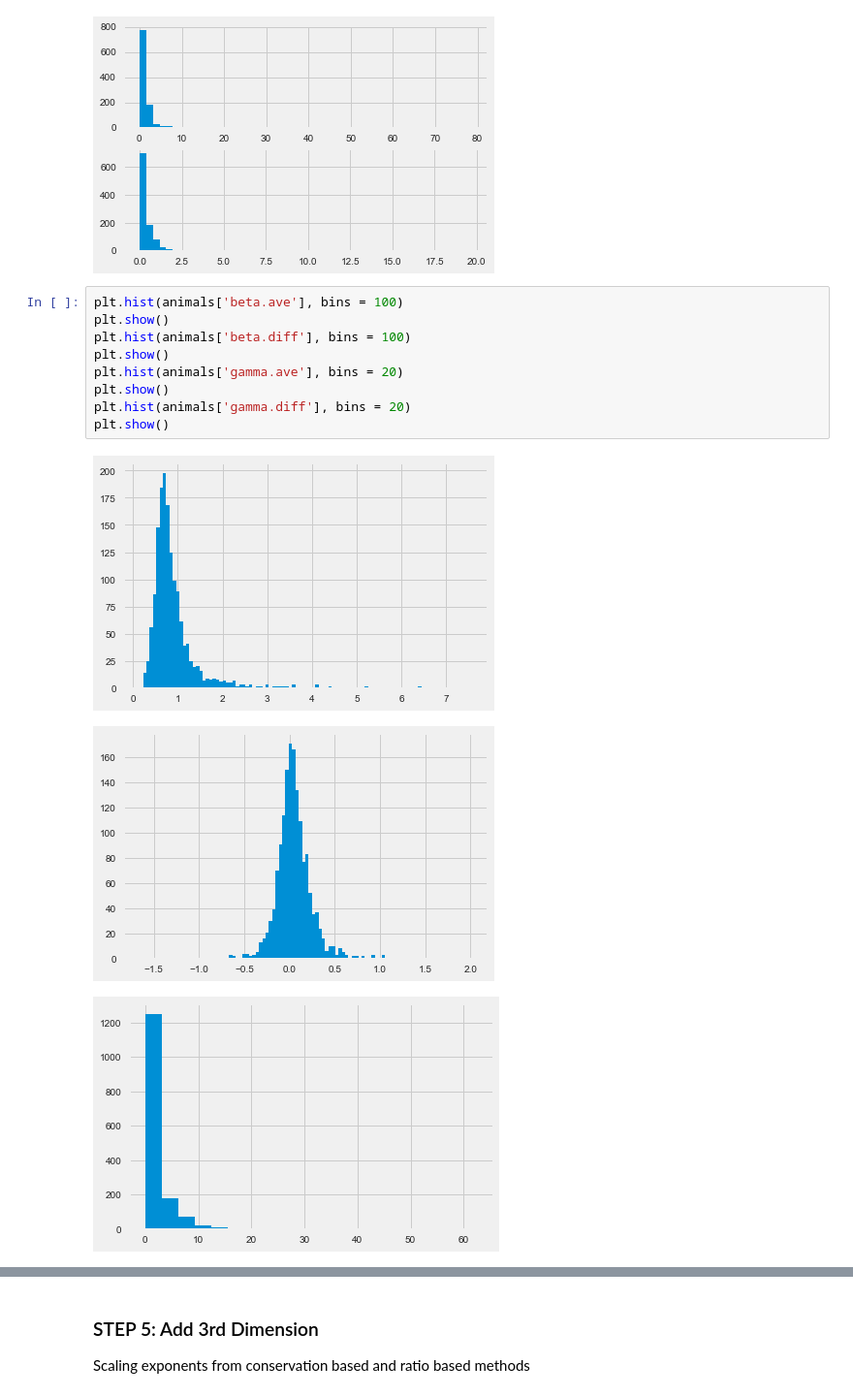
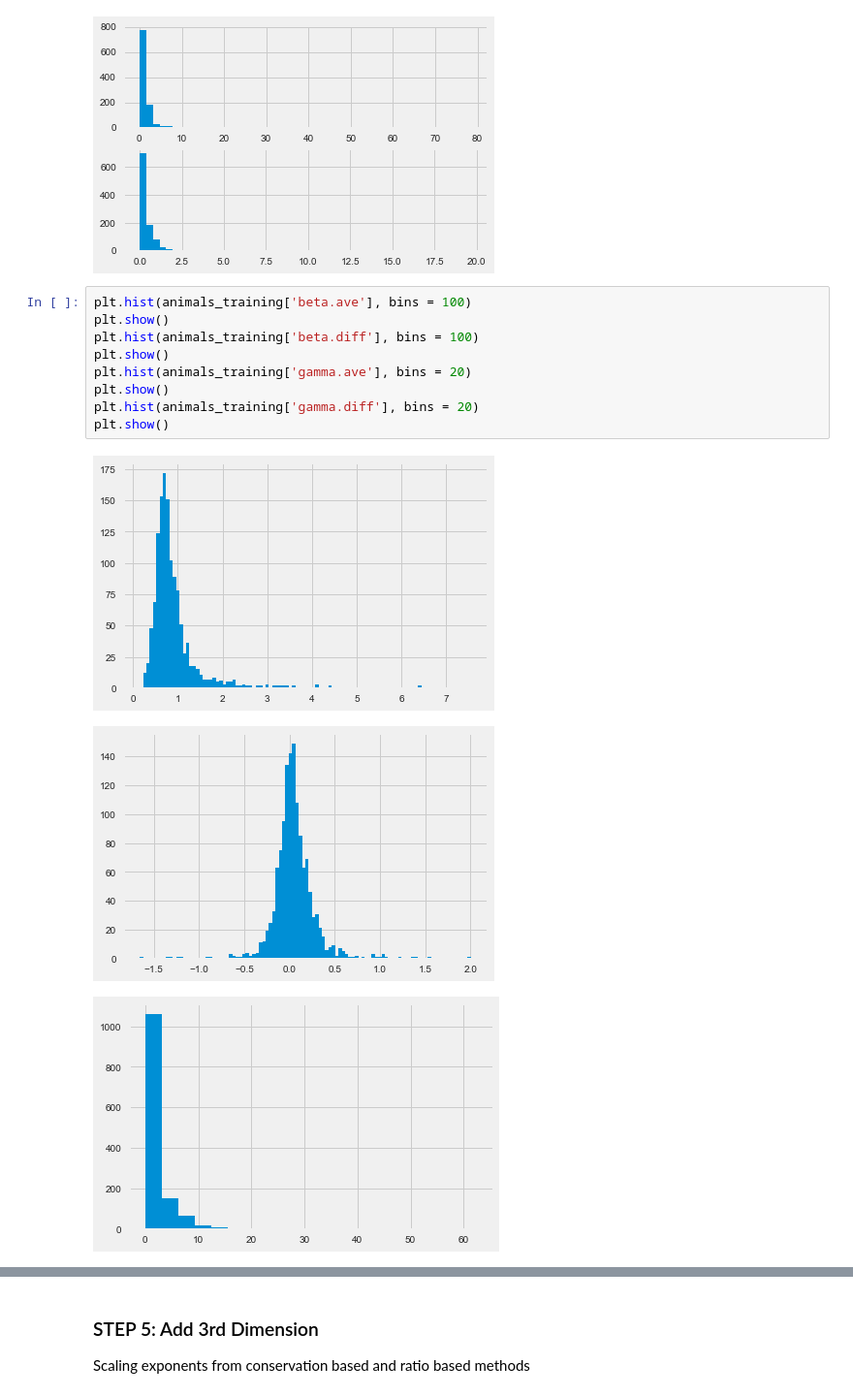
Before and after one commit to jocelynshen/Vascular-Analysis, a Jupyter notebook: Network Classification.ipynb, the cells around one changed output, grey strips where cells are left out. Shown at 97% size. Cells and saved outputs as stored; diff of their text form.

Commit message:
updated graphs

```diff
--- a/Network Classification.ipynb
+++ b/Network Classification.ipynb
@@ -283,15 +278,15 @@ plt.show()
 # %% [output]
 [figure]
 # %%
-plt.hist(animals['beta.ave'], bins = 100)
+plt.hist(animals_training['beta.ave'], bins = 100)
 plt.show()
-plt.hist(animals['beta.diff'], bins = 100)
+plt.hist(animals_training['beta.diff'], bins = 100)
 plt.show()
-plt.hist(animals['gamma.ave'], bins = 20)
+plt.hist(animals_training['gamma.ave'], bins = 20)
 plt.show()
-plt.hist(animals['gamma.diff'], bins = 20)
+plt.hist(animals_training['gamma.diff'], bins = 20)
 plt.show()
 # %% [output]
-[figure, old version]
+[figure, new version]
-[figure, old version]
+[figure, new version]
-[figure, old version]
+[figure, new version]
```
Also changed, not shown: parts of 24 cells of this notebook, 12 other files.
